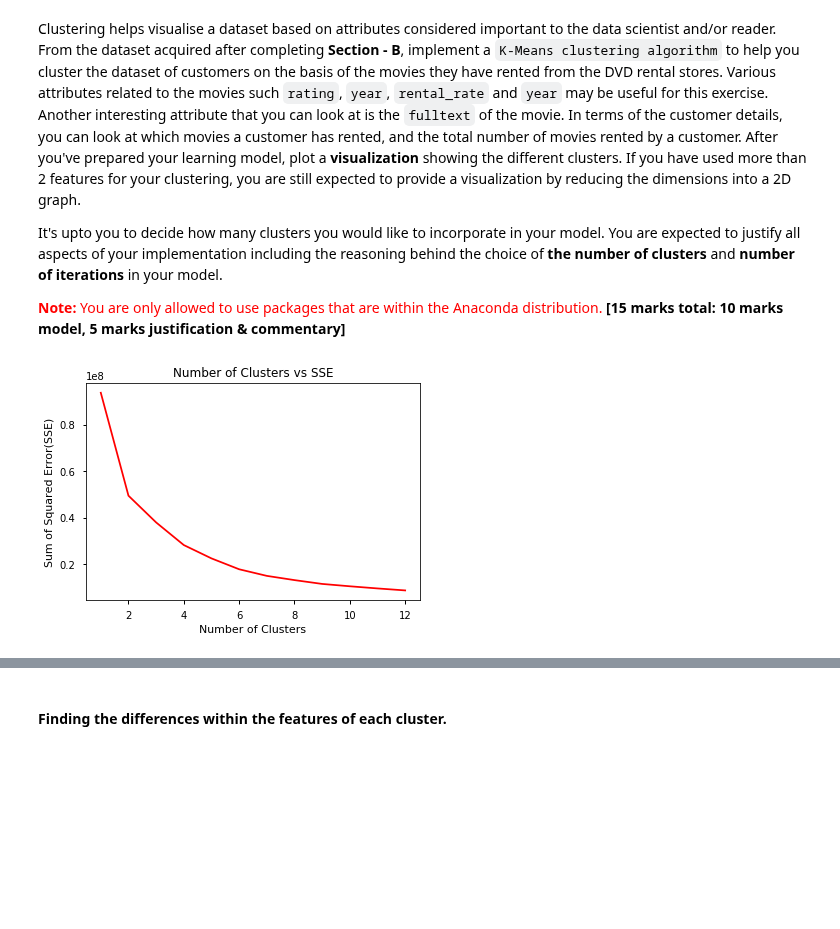
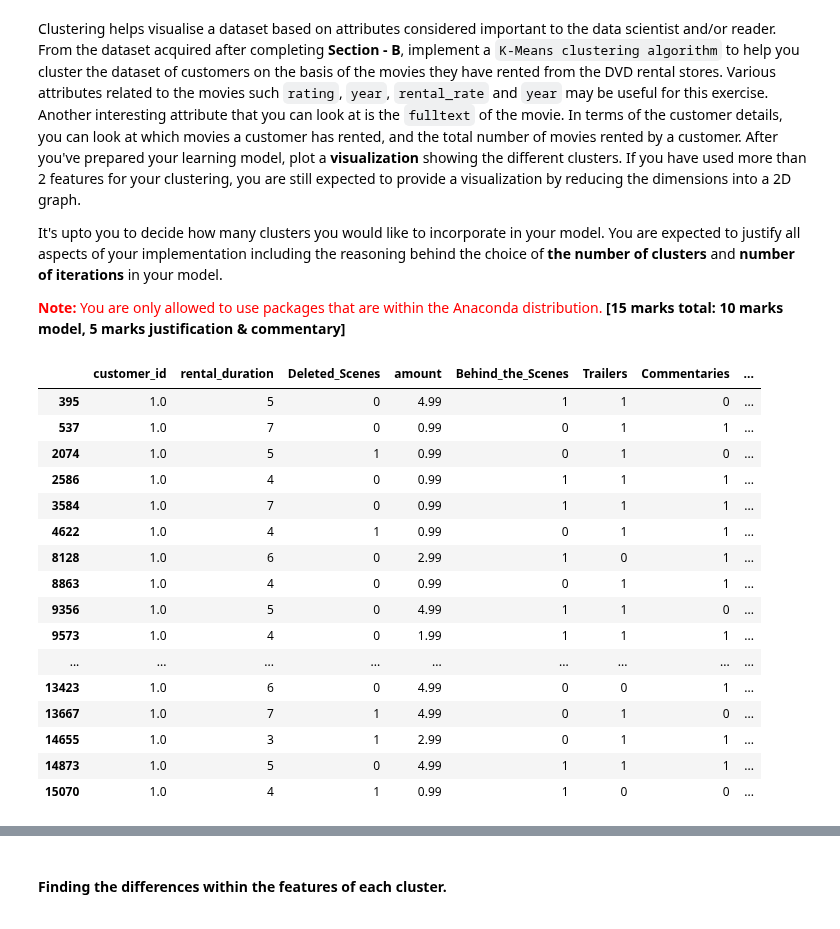
Before and after one commit to DannyFirmin/ML-KMeans-KNN-DecisionTrees, a Jupyter notebook: Assignment-2.ipynb, the cells around one changed output, grey strips where cells are left out. Saved outputs shown, nothing was run; the diff lists cells and outputs as text; code cells hidden in the pictures; blank space fills up the shorter version.

Commit message:
SectionC:Adding comments

```diff
--- a/Assignment-2.ipynb
+++ b/Assignment-2.ipynb
@@ -429,29 +428,50 @@ It's upto you to decide how many clusters you would like to incorporate in your
 # %%
 # Change Category data "Rating" from String to Numeric
 df_elbow=df_cleaned
 df_elbow['rating'] = df_elbow['rating'].astype("category").cat.codes
 
 # Principal Component Analysis - Dimensionality Reduction
 pca = PCA(n_components=2)
-df_X = df_elbow[['rental_duration', 'Deleted_Scenes',
+df_X = df_elbow[["customer_id",'rental_duration', 'Deleted_Scenes',"amount",
        'Behind_the_Scenes','Trailers', 'Commentaries','rental_rate',"inventory_count",'length', 'replacement_cost', "popularity_sum",'rating', 'category_id']]
+
+df_X[df_X.customer_id==1]
 df_X = df_X.dropna()
 pca.fit(df_X)
 transform = pca.transform(df_X)
+feature_mean=["rental_duration","inventory_count","replacement_cost","popularity_sum","length","rental_rate"]
+feauture_sum=["length","amount"]
+feature_mode=['rating',"rental_rate"]
 
 # Finding the best number of clusters (k) for KMeans
 sse = []
 for i in range(1, 13):
     KM = KMeans(n_clusters=i)
     KM.fit(transform)
     sse.append(KM.inertia_)
 plt.plot(range(1, 13), sse,c="r")
 plt.title("Number of Clusters vs SSE")
 plt.xlabel("Number of Clusters")
 plt.ylabel("Sum of Squared Error(SSE)")
 plt.show()
 # %% [output]
-[figure, removed]
+|  | customer_id | rental_duration | Deleted_Scenes | amount | Behind_the_Scenes | Trailers | Commentaries | ... |
+| 395 | 1.0 | 5 | 0 | 4.99 | 1 | 1 | 0 | ... |
+| 537 | 1.0 | 7 | 0 | 0.99 | 0 | 1 | 1 | ... |
+| 2074 | 1.0 | 5 | 1 | 0.99 | 0 | 1 | 0 | ... |
+| 2586 | 1.0 | 4 | 0 | 0.99 | 1 | 1 | 1 | ... |
+| 3584 | 1.0 | 7 | 0 | 0.99 | 1 | 1 | 1 | ... |
+| 4622 | 1.0 | 4 | 1 | 0.99 | 0 | 1 | 1 | ... |
+| 8128 | 1.0 | 6 | 0 | 2.99 | 1 | 0 | 1 | ... |
+| 8863 | 1.0 | 4 | 0 | 0.99 | 0 | 1 | 1 | ... |
+| 9356 | 1.0 | 5 | 0 | 4.99 | 1 | 1 | 0 | ... |
+| 9573 | 1.0 | 4 | 0 | 1.99 | 1 | 1 | 1 | ... |
+| ... | ... | ... | ... | ... | ... | ... | ... | ... |
+| 13423 | 1.0 | 6 | 0 | 4.99 | 0 | 0 | 1 | ... |
+| 13667 | 1.0 | 7 | 1 | 4.99 | 0 | 1 | 0 | ... |
+| 14655 | 1.0 | 3 | 1 | 2.99 | 0 | 1 | 1 | ... |
+| 14873 | 1.0 | 5 | 0 | 4.99 | 1 | 1 | 1 | ... |
+| 15070 | 1.0 | 4 | 1 | 0.99 | 1 | 0 | 0 | ... |
 # %%
 # As shows from above, the optimal value of K is 3
 km = KMeans(n_clusters=4, max_iter=1)
```
Also changed, not shown: parts of 3 cells of this notebook.
